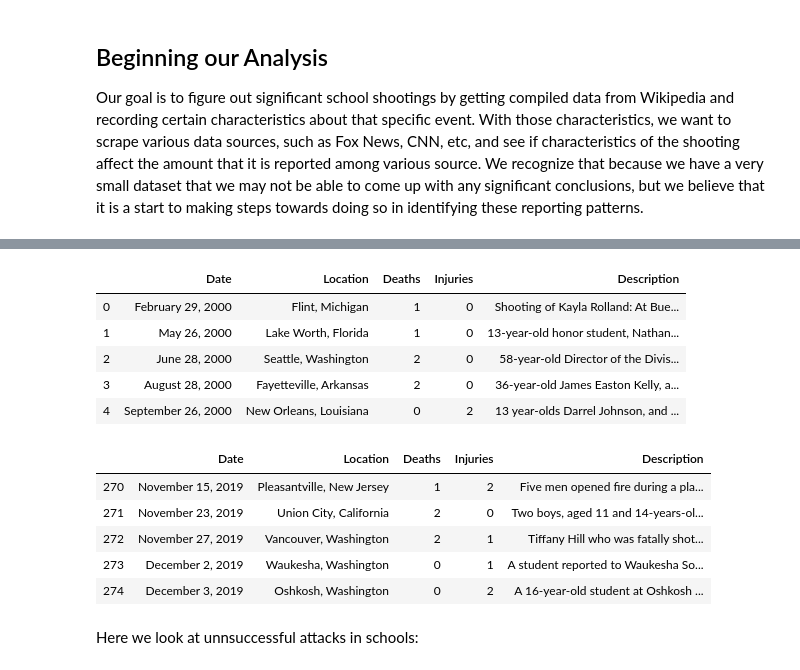
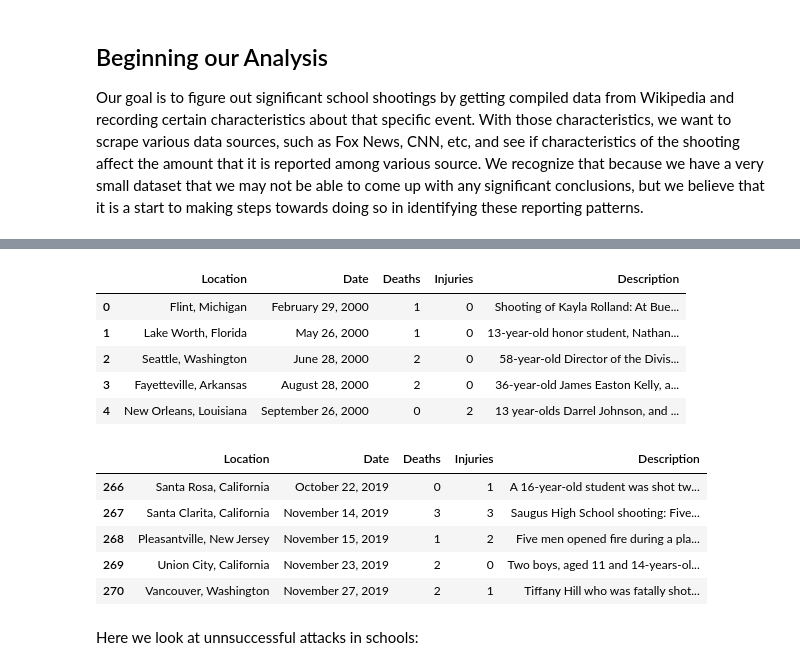
Before and after one commit to eugeneiohc/15388final, a Jupyter notebook: FinalProject.ipynb, the cells around one changed output, grey strips where cells are left out. Saved outputs shown, nothing was run; the diff lists cells and outputs as text; code cells hidden in the pictures.

```diff
--- a/FinalProject.ipynb
+++ b/FinalProject.ipynb
@@ -69,21 +72,28 @@ school_shootings = makeDF(header, body)
+# %%
+data = school_shootings.set_index("Location")
+data = data.drop("Waukesha, Washington", axis=0)
+data = data.drop("Oshkosh, Washington", axis=0)
+data = data.drop("Bailey, Colorado", axis=0)
+data = data.drop("Great Mills, Maryland", axis=0)
+df = data.reset_index()
 # %%
-school_shootings.head()
+df.head()
 # %% [output]
-|  | Date | Location | Deaths | Injuries | Description |
-| 0 | February 29, 2000 | Flint, Michigan | 1 | 0 | Shooting of Kayla Rolland: At Bue... |
-| 1 | May 26, 2000 | Lake Worth, Florida | 1 | 0 | 13-year-old honor student, Nathan... |
-| 2 | June 28, 2000 | Seattle, Washington | 2 | 0 | 58-year-old Director of the Divis... |
-| 3 | August 28, 2000 | Fayetteville, Arkansas | 2 | 0 | 36-year-old James Easton Kelly, a... |
-| 4 | September 26, 2000 | New Orleans, Louisiana | 0 | 2 | 13 year-olds Darrel Johnson, and ... |
+|  | Location | Date | Deaths | Injuries | Description |
+| 0 | Flint, Michigan | February 29, 2000 | 1 | 0 | Shooting of Kayla Rolland: At Bue... |
+| 1 | Lake Worth, Florida | May 26, 2000 | 1 | 0 | 13-year-old honor student, Nathan... |
+| 2 | Seattle, Washington | June 28, 2000 | 2 | 0 | 58-year-old Director of the Divis... |
+| 3 | Fayetteville, Arkansas | August 28, 2000 | 2 | 0 | 36-year-old James Easton Kelly, a... |
+| 4 | New Orleans, Louisiana | September 26, 2000 | 0 | 2 | 13 year-olds Darrel Johnson, and ... |
 # %%
-school_shootings.tail()
+df.tail()
 # %% [output]
-|  | Date | Location | Deaths | Injuries | Description |
-| 270 | November 15, 2019 | Pleasantville, New Jersey | 1 | 2 | Five men opened fire during a pla... |
-| 271 | November 23, 2019 | Union City, California | 2 | 0 | Two boys, aged 11 and 14-years-ol... |
-| 272 | November 27, 2019 | Vancouver, Washington | 2 | 1 | Tiffany Hill who was fatally shot... |
-| 273 | December 2, 2019 | Waukesha, Washington | 0 | 1 | A student reported to Waukesha So... |
-| 274 | December 3, 2019 | Oshkosh, Washington | 0 | 2 | A 16-year-old student at Oshkosh ... |
+|  | Location | Date | Deaths | Injuries | Description |
+| 266 | Santa Rosa, California | October 22, 2019 | 0 | 1 | A 16-year-old student was shot tw... |
+| 267 | Santa Clarita, California | November 14, 2019 | 3 | 3 | Saugus High School shooting: Five... |
+| 268 | Pleasantville, New Jersey | November 15, 2019 | 1 | 2 | Five men opened fire during a pla... |
+| 269 | Union City, California | November 23, 2019 | 2 | 0 | Two boys, aged 11 and 14-years-ol... |
+| 270 | Vancouver, Washington | November 27, 2019 | 2 | 1 | Tiffany Hill who was fatally shot... |
 # %% [markdown]
 Here we look at unnsuccessful attacks in schools:
 # %%
```
Also changed, not shown: parts of 18 cells of this notebook.
